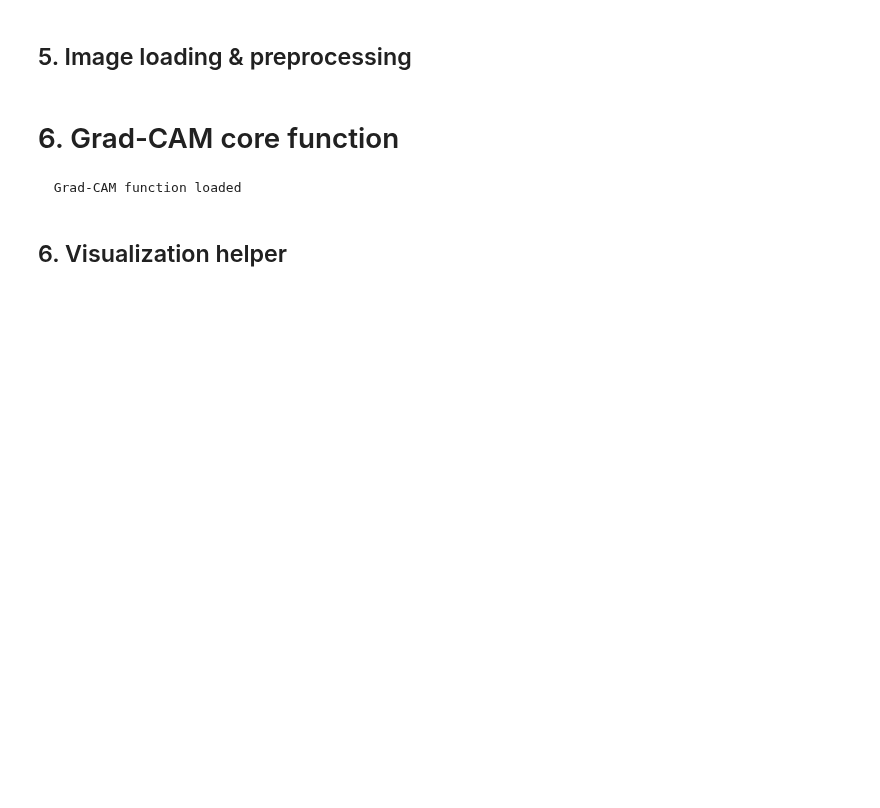
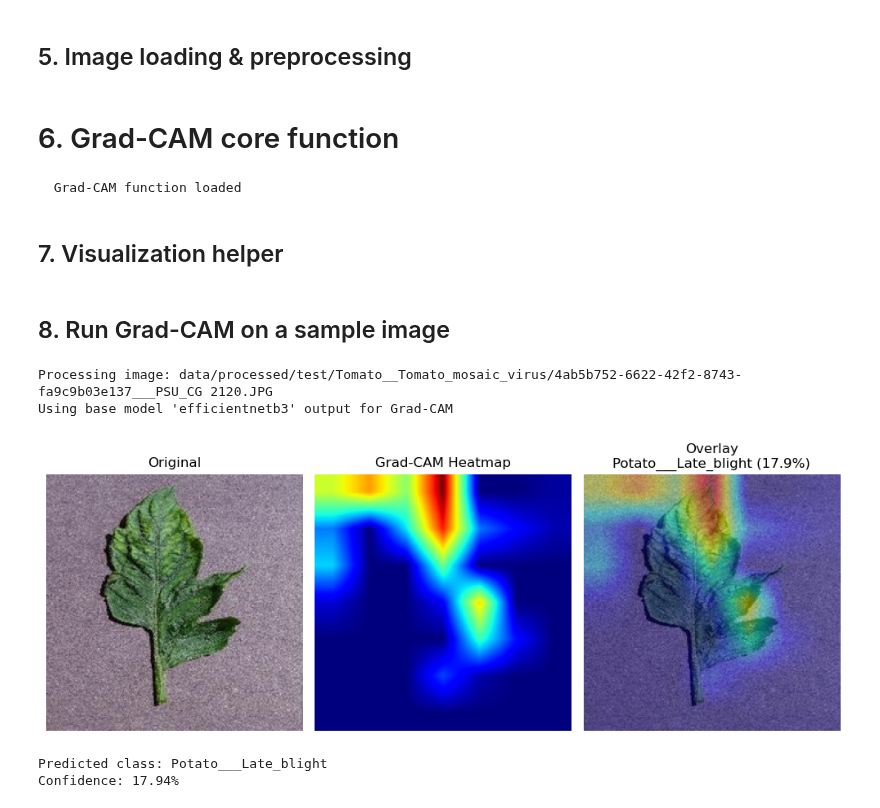
Before and after one commit to alberehap/plant-disease-classification, a Jupyter notebook: Grad-Cam.ipynb, the cells around one changed output. Saved outputs shown, nothing was run; the diff lists cells and outputs as text; code cells hidden in the pictures; blank space fills up the shorter version.

Commit message:
Test Case 1

```diff
--- a/Grad-Cam.ipynb
+++ b/Grad-Cam.ipynb
@@ -311,7 +311,7 @@ print("  Grad-CAM function loaded")
 # %% [output]
   Grad-CAM function loaded
 # %% [markdown]
-## 6. Visualization helper
+## 7. Visualization helper
 # %%
 def show_gradcam(img_path, model, class_names, last_conv_layer_name=None):
     """Show original, heatmap, and overlay for a given image path."""
@@ -355,3 +355,31 @@ def show_gradcam(img_path, model, class_names, last_conv_layer_name=None):
 
     print(f"Predicted class: {pred_class_name}")
     print(f"Confidence: {conf*100:.2f}%")
+# %% [markdown]
+## 8. Run Grad-CAM on a sample image
+# %%
+# 7. Example usage
+
+test_img_path = "data/processed/test/Tomato__Tomato_mosaic_virus/4ab5b752-6622-42f2-8743-fa9c9b03e137___PSU_CG 2120.JPG"
+
+if os.path.exists(test_img_path):
+    try:
+        print(f"Processing image: {test_img_path}")
+        show_gradcam(test_img_path, model, CLASS_NAMES)
+    except Exception as e:
+        print(f"Error during Grad-CAM visualization: {e}")
+        print("\nTroubleshooting tips:")
+        print("1. Make sure the model was loaded correctly")
+        print("2. Verify the image path is correct and the image can be opened")
+        print("3. Check that all required packages are installed")
+        import traceback
+        traceback.print_exc()
+else:
+    print(f"Image not found: {test_img_path}")
+    print("\nPlease set 'test_img_path' to an existing image file.")
+# %% [output]
+Processing image: data/processed/test/Tomato__Tomato_mosaic_virus/4ab5b752-6622-42f2-8743-fa9c9b03e137___PSU_CG 2120.JPG
+Using base model 'efficientnetb3' output for Grad-CAM
+[figure, added]
+Predicted class: Potato___Late_blight
+Confidence: 17.94%
```
